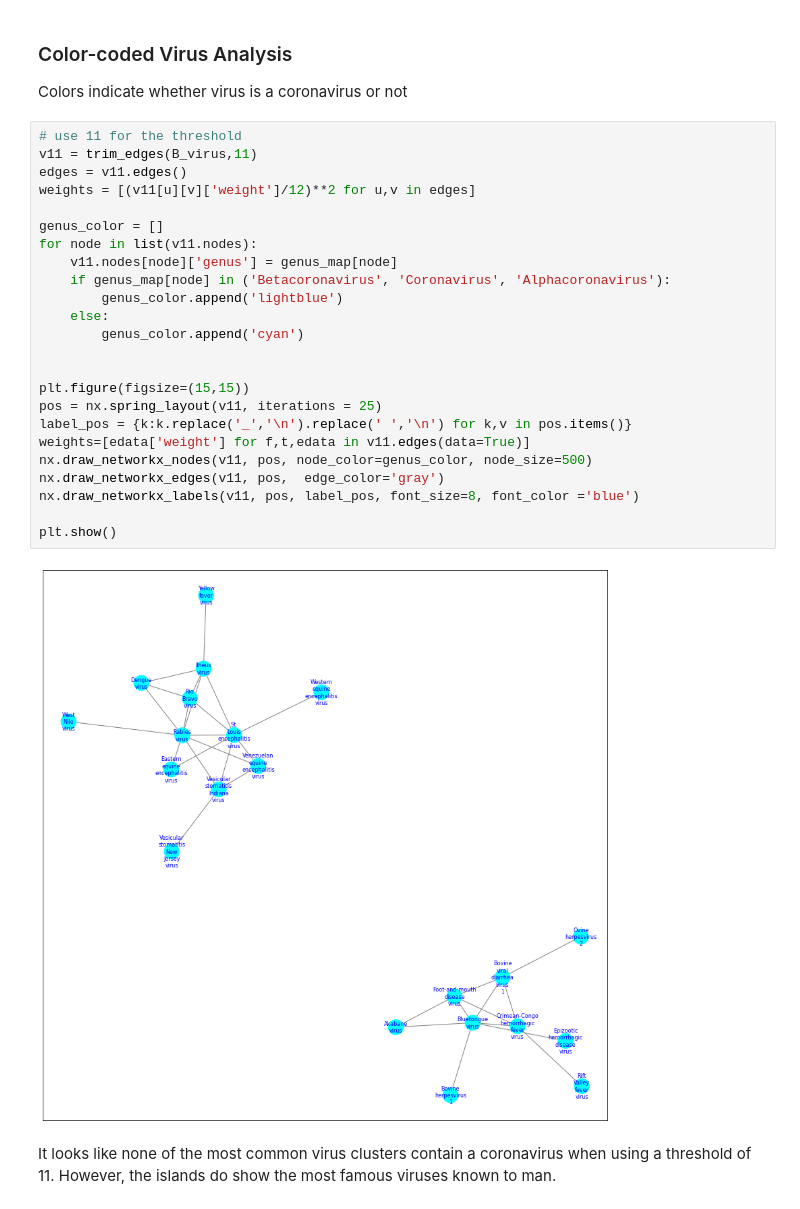
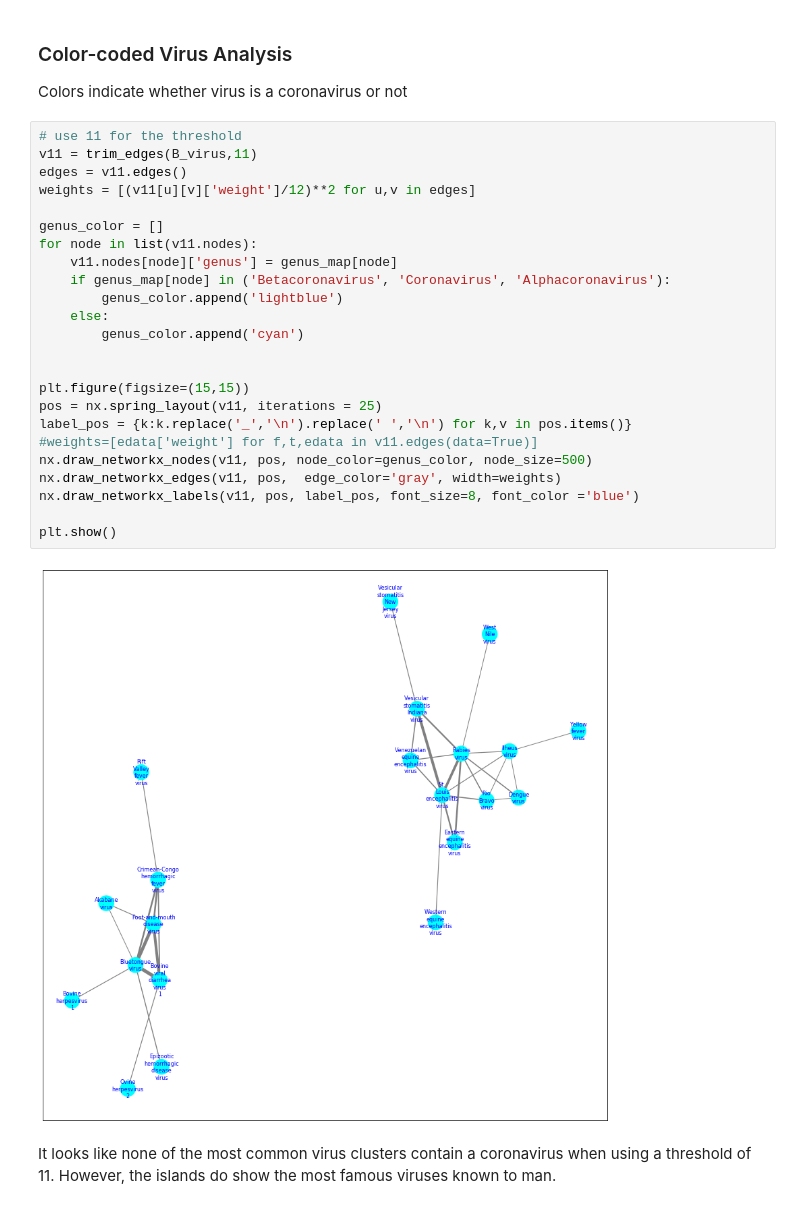
Before and after one commit to jitsen-design/Data_620_Group, a Jupyter notebook: Project_2/Project_2_final_temp.ipynb, the cells around one changed output. Cells and saved outputs as stored; diff of their text form.

```diff
--- a/Project_2/Project_2_final_temp.ipynb
+++ b/Project_2/Project_2_final_temp.ipynb
@@ -278,29 +278,29 @@ Colors indicate whether virus is a coronavirus or not
 # %%
 # use 11 for the threshold
 v11 = trim_edges(B_virus,11)
 edges = v11.edges()
 weights = [(v11[u][v]['weight']/12)**2 for u,v in edges]
 
 genus_color = []
 for node in list(v11.nodes):
     v11.nodes[node]['genus'] = genus_map[node]
     if genus_map[node] in ('Betacoronavirus', 'Coronavirus', 'Alphacoronavirus'):
         genus_color.append('lightblue')
     else:
         genus_color.append('cyan')
 
 
 plt.figure(figsize=(15,15))
 pos = nx.spring_layout(v11, iterations = 25)
 label_pos = {k:k.replace('_','\n').replace(' ','\n') for k,v in pos.items()}
-weights=[edata['weight'] for f,t,edata in v11.edges(data=True)]
+#weights=[edata['weight'] for f,t,edata in v11.edges(data=True)]
 nx.draw_networkx_nodes(v11, pos, node_color=genus_color, node_size=500)
-nx.draw_networkx_edges(v11, pos,  edge_color='gray')
+nx.draw_networkx_edges(v11, pos,  edge_color='gray', width=weights)
 nx.draw_networkx_labels(v11, pos, label_pos, font_size=8, font_color ='blue')
 
 plt.show()
 # %% [output]
-[figure, old version]
+[figure, new version]
 # %% [markdown]
 It looks like none of the most common virus clusters contain a coronavirus when using a threshold of 11. However, the islands do show the most famous viruses known to man.
 # %% [markdown]
```
Also changed, not shown: parts of 9 cells of this notebook.
